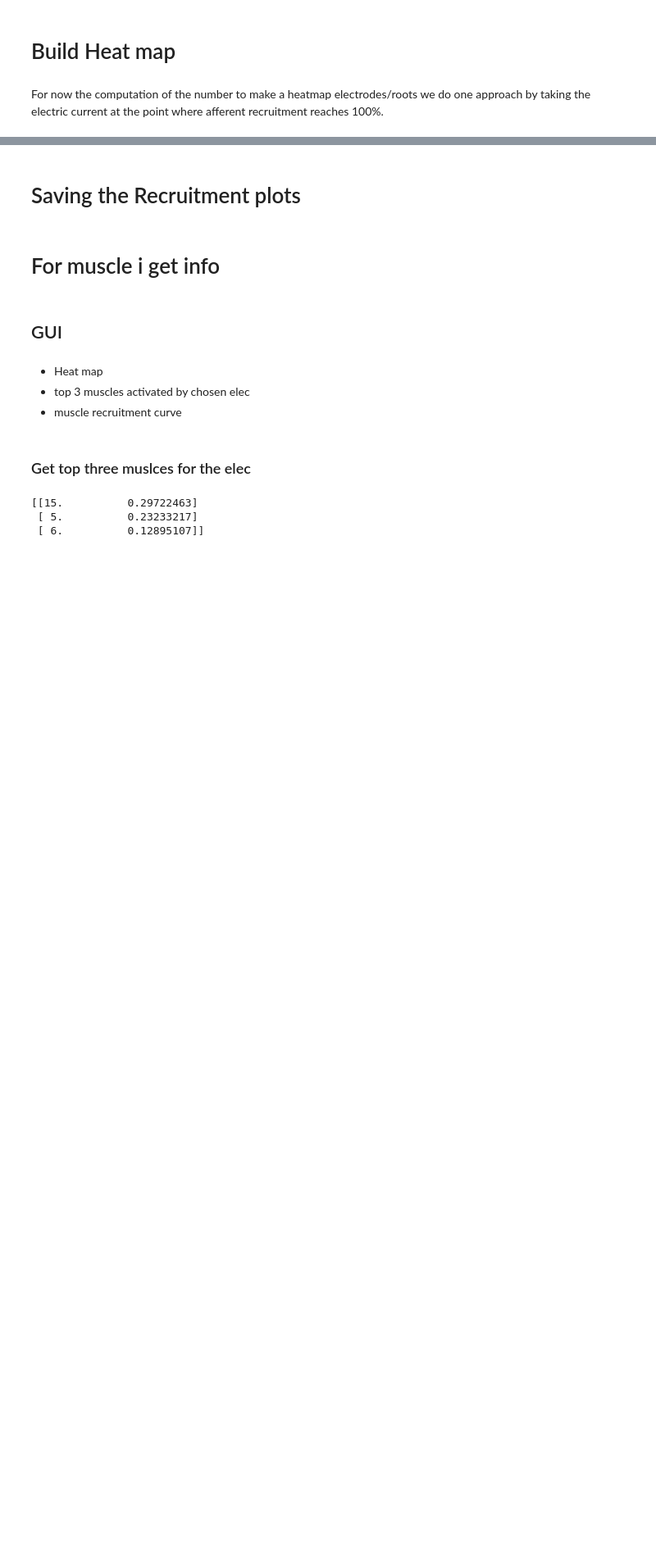
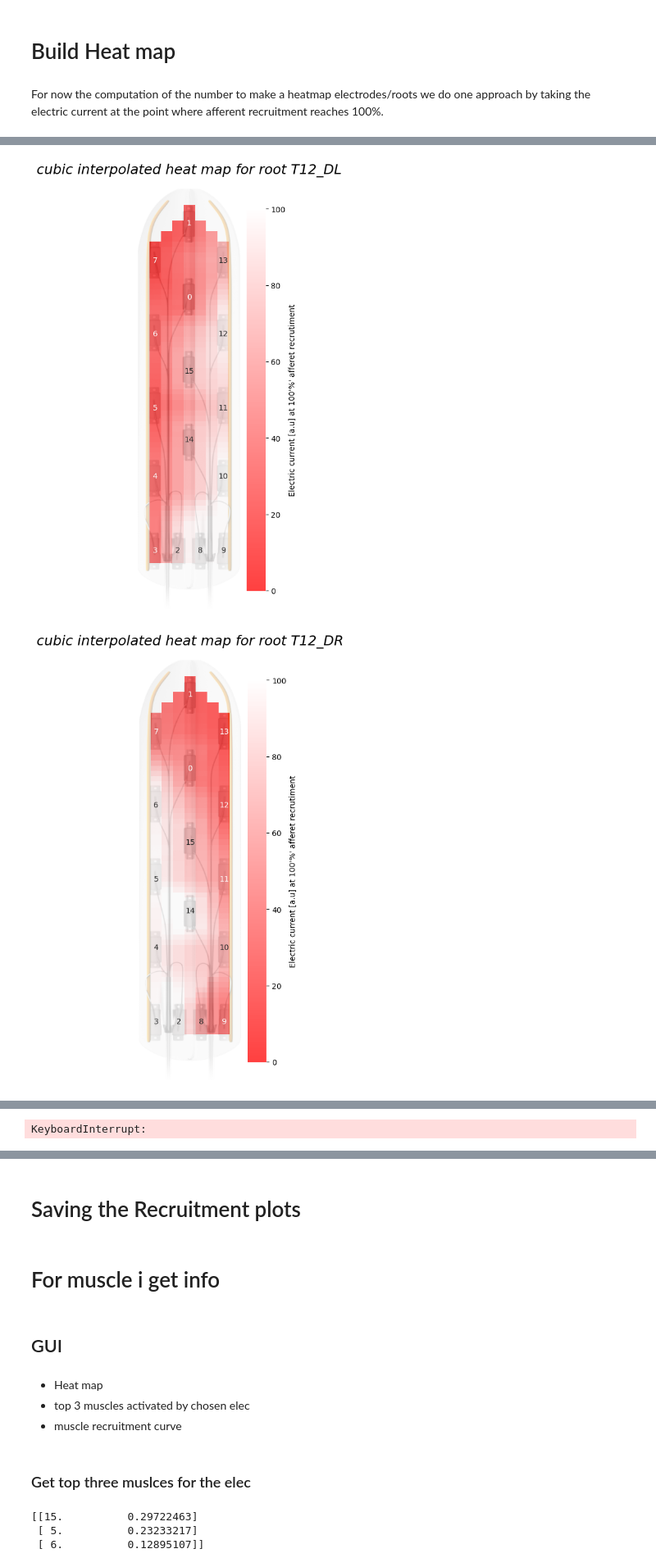
Before and after one commit to rohnerne/Master_thesis, a Jupyter notebook: Notebook_roots/Notebook_10_Load_roots_simulation.ipynb, the cells around one changed output, grey strips where cells are left out. Shown at 82% size. Saved outputs shown, nothing was run; the diff lists cells and outputs as text; code cells hidden in the pictures; blank space fills up the shorter version.

Commit message:
added the function of save fig, solved problem of the saved plots turning dark

```diff
--- a/Notebook_roots/Notebook_10_Load_roots_simulation.ipynb
+++ b/Notebook_roots/Notebook_10_Load_roots_simulation.ipynb
@@ -111,21 +153,5 @@ All together
-# %%
-x=np.arange(0, 100)
-
-for electrode in range (len(electrodes_from_listing)):
-    plt.figure(figsize=(10, 10))
-    plt.title(f"Root activation for {electrodes_from_listing[electrode]} ")
-    for root in range(len(roots)):
-
-        plt.plot(x,recruitment_simulation[f"_{electrodes_from_listing[electrode]}_{roots[root]}"]["Recruitment"], label=roots[root])
-        plt.legend()
-        plt.xlabel("Electric current [a.u]")
-        plt.ylabel("Afferent recruitment [%]")
-
-    plt.show()
 # %% [markdown]
 # Build Heat map
 # %% [markdown]
 For now the computation of the number to make a heatmap electrodes/roots
 we do one approach by taking the  electric current at the point where afferent recruitment reaches 100%.
-# %%
-electric_current=recruitment_simulation['_E00_T12_DL']["Recruitment"][np.where(1==recruitment_simulation['_E00_T12_DL']["Recruitment"])[0]].index[0]+1
@@ -134,4 +157,0 @@ electric_current=recruitment_simulation['_E00_T12_DL']["Recruitment"][np.where(1
-# %%
-for electrode in range (len(electrodes_from_listing)):
-    for root in roots_left:
-        electric_current=recruitment_simulation[f"_{electrodes_from_listing[electrode]}_{root}"]["Recruitment"][np.where(1==recruitment_simulation[f"_{electrodes_from_listing[electrode]}_{root}"]["Recruitment"])[0]].index[0]+1
@@ -157,9 +158,7 @@ electrodes_from_listing
 # %%
-# recruitment_simulation
-# recruitment_simulation['_E00_T12_DL']["Recruitment"]
-# get_number_for_heat_map_electric_current(data)
-# data = recruitment_simulation
-def get_number_for_heat_map_electric_current(recruitment_simulation,electrodes_from_listing,electrode,root):
+# Get the number for the heatmap by extracting the electric current at the point where afferent recruitment reaches 100%
+
+def get_number_for_heat_map_electric_current(electrode,root,recruitment_simulation=recruitment_simulation,electrodes_from_listing=electrodes_from_listing):
     """
     A function to get the number for the heatmap by by taking the  electric current at the point where afferent recruitment reaches 100%.
 
@@ -172,8 +171,7 @@ def get_number_for_heat_map_electric_current(recruitment_simulation,electrodes_f
 
     """
     # extract first index where recruitment =1.0
-    electric_current=recruitment_simulation[f"_{electrodes_from_listing[electrode]}_{root}"]["Recruitment"][np.where(1==recruitment_simulation[f"_{electrodes_from_listing[electrode]}_{root}"]["Recruitment"])[0]].index[0]+1
+    # electric_current=recruitment_simulation[f"_{electrodes_from_listing[electrode]}_{root}"]["Recruitment"][np.where(1==recruitment_simulation[f"_{electrodes_from_listing[electrode]}_{root}"]["Recruitment"])[0]].index[0]+1
+    electric_current=recruitment_simulation[f"_{electrodes_from_listing[electrode]}_{root}"]["Recruitment"][np.where(1==recruitment_simulation[f"_{electrodes_from_listing[electrode]}_{root}"]["Recruitment"])[0]].index[0]
+
     return electric_current
-
-for electrode in range (len(electrodes_from_listing)):
-    for root in roots_left:
@@ -394 +408,7 @@ def get_heat_map_individual_msc_with_interpolation(data, data_structure, unit, s
         show()
+# %%
+
+get_heat_map_individual_msc_with_interpolation(save_fig=1, folder_name="heatmap/roots")
+# %% [output]
+[figure, added]
+[figure, added]
@@ -394,0 +418 @@ def get_heat_map_individual_msc_with_interpolation(data, data_structure, unit, s
+KeyboardInterrupt:
```
Also changed, not shown: parts of 15 cells of this notebook.
